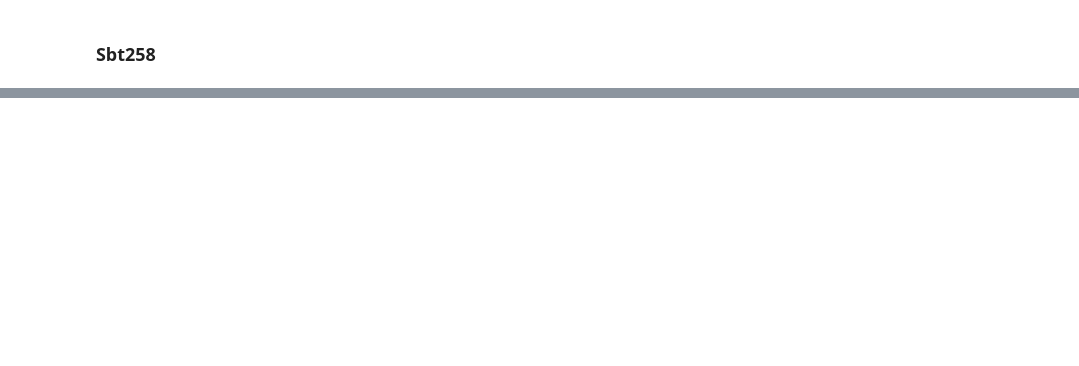
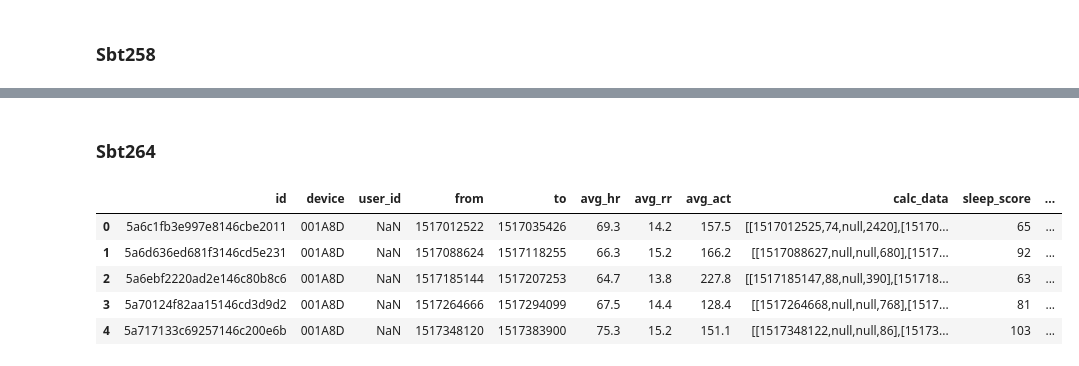
Before and after one commit to MathiasKirk/Projekt_Kandidat2, a Jupyter notebook: Emfit.ipynb, the cells around one changed output, grey strips where cells are left out. Saved outputs shown, nothing was run; the diff lists cells and outputs as text; code cells hidden in the pictures; blank space fills up the shorter version.

```diff
--- a/Emfit.ipynb
+++ b/Emfit.ipynb
@@ -128,0 +167,52 @@ df
+# %% [markdown]
+### Sbt264
+# %%
+# Define the directory where the log files are located
+log_dir = "C:/Users/mathi/OneDrive/Skrivebord/2_Sem_Kand/Projekt_Kandidat2/Emfit/Sbt264/"
+
+# Define the desired column names
+desired_columns = ['id', 'device', 'user_id', 'from', 'to', 'avg_hr', 'avg_rr', 'avg_act',
+        'calc_data', 'sleep_score', 'duration', 'duration_in_bed',
+        'duration_awake', 'duration_in_sleep', 'duration_in_rem',
+        'duration_in_light', 'duration_in_deep', 'duration_sleep_onset',
+        'bedexit_duration', 'sleep_data', 'bedexit_count', 'bedexit_data',
+        'tossnturn_count', 'tossnturn_data', 'from_gmt_offset', 'min_hr',
+        'max_hr', 'min_rr', 'max_rr', 'fm_count', 'fm_data', 'awakenings',
+        'hrv_data', 'hrv_score', 'hrv_lf', 'hrv_hf', 'hrv_rmssd_data',
+        'hrv_rmssd_evening', 'hrv_rmssd_morning', 'temp_v1_uid']
+
+# Create an empty dataframe with the desired column names
+df = pd.DataFrame(columns=desired_columns)
+
+# Loop over all the log files in the directory
+for filename in os.listdir(log_dir):
+    if filename.endswith(".log"):
+        file_path = os.path.join(log_dir, filename)
+        # print(f"Processing file {file_path}")
+
+        # Read the log file into a temporary dataframe
+        data = pd.read_json(file_path, lines=True)
+        temp_df = pd.DataFrame(data)
+
+        # Check if the temporary dataframe has all the desired columns
+        if set(desired_columns).issubset(set(temp_df.columns)):
+            # If it does, append it to the main dataframe
+            df = pd.concat([df, temp_df[desired_columns]], ignore_index=True)
+
+        else:
+            # If it doesn't, create a new dataframe with only the columns that exist in the temporary dataframe
+            # and append it to the main dataframe
+            # print(f"File {file_path} has missing columns")
+            missing_columns = set(desired_columns) - set(temp_df.columns)
+            new_columns = [col for col in desired_columns if col not in missing_columns]
+            df = pd.concat([df, temp_df[new_columns]], ignore_index=True)
+
+# Display the resulting dataframe
+df.head(5)
+# %% [output]
+|  | id | device | user_id | from | to | avg_hr | avg_rr | avg_act | calc_data | sleep_score | ... |
+| 0 | 5a6c1fb3e997e8146cbe2011 | 001A8D | NaN | 1517012522 | 1517035426 | 69.3 | 14.2 | 157.5 | [[1517012525,74,null,2420],[15170... | 65 | ... |
+| 1 | 5a6d636ed681f3146cd5e231 | 001A8D | NaN | 1517088624 | 1517118255 | 66.3 | 15.2 | 166.2 | [[1517088627,null,null,680],[1517... | 92 | ... |
+| 2 | 5a6ebf2220ad2e146c80b8c6 | 001A8D | NaN | 1517185144 | 1517207253 | 64.7 | 13.8 | 227.8 | [[1517185147,88,null,390],[151718... | 63 | ... |
+| 3 | 5a70124f82aa15146cd3d9d2 | 001A8D | NaN | 1517264666 | 1517294099 | 67.5 | 14.4 | 128.4 | [[1517264668,null,null,768],[1517... | 81 | ... |
+| 4 | 5a717133c69257146c200e6b | 001A8D | NaN | 1517348120 | 1517383900 | 75.3 | 15.2 | 151.1 | [[1517348122,null,null,86],[15173... | 103 | ... |
```
Also changed, not shown: parts of 158 cells of this notebook, 1 other file.
